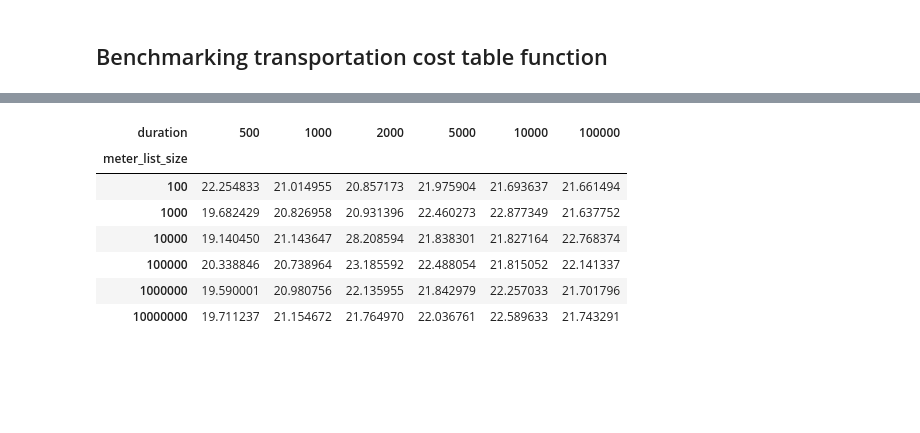
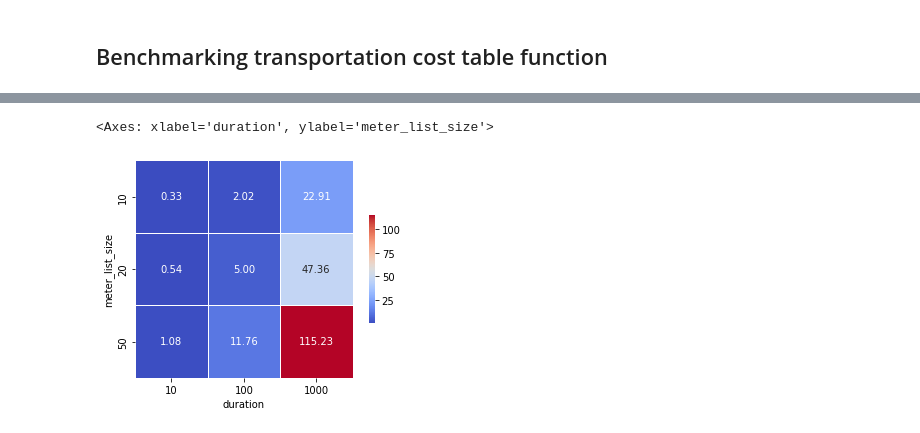
Before and after one commit to kevinvbc/deeproad, a Jupyter notebook: Gorilla_Assignment.ipynb, the cells around one changed output, grey strips where cells are left out. Cells and saved outputs as stored; diff of their text form; code cells hidden in the pictures; blank space fills up the shorter version.

```diff
--- a/Gorilla_Assignment.ipynb
+++ b/Gorilla_Assignment.ipynb
@@ -282,22 +340,26 @@ def transportation_cost(meter_list: list, consumption_forecast) :
+# %%
+# Settings for benchmarking
+def run_benchmark(meters, mock_data):
+    setup_code = """from __main__ import transportation_cost
+    """
+    statement = f"transportation_cost_test()"
+    execution_time = timeit.timeit(stmt=statement, setup="from __main__ import transportation_cost_test", number=5)
+    return execution_time
+
+meter_list_sizes = [10,20,50]
+durations = [10,100, 1000]
+
+meter_list_sizes_beta = [10,20,50,100]
+durations_beta = [10,100, 1000, 5000,10000]
+results_beta = []
+results = []
 # %%
-def run_benchmark(meters, mock_data):
-    setup_code = """from __main__ import transportation_cost
-    """
-    statement = f"transportation_cost_test()"
-    execution_time = timeit.timeit(stmt=statement,setup="from __main__ import transportation_cost_test", number=5)
-    return execution_time
-
-meter_list_sizes = [100,1000,10000,100000,1000000,10000000]
-durations = [500, 1000, 2000,5000,10000,100000]
-results = []
-
-
-
+# Benchmarking transportation_cost()
 for d in durations:
   for m in meter_list_sizes:
-    meters = meter_generator(10)
+    meters = meter_generator(m)
 
-    mock_data = mock_consumption_generator(meters, d)
+    mock_data = mock_consumption_generator(meters, duration=d)
 
     def transportation_cost_test():
       transportation_cost(meters,mock_data)
@@ -420,12 +516,9 @@ Execution time for meter size of  10000000 and duration of  500  was  19.7112366
 # %%
 execution_times_df = pd.pivot(execution_times_df, index='meter_list_size', columns='duration', values='execution_time')
-execution_times_df
+execution_times_df_beta = pd.pivot(execution_times_df_beta, index='meter_list_size', columns='duration', values='execution_time')
-# %% [output]
-| duration | 500 | 1000 | 2000 | 5000 | 10000 | 100000 |
-| meter_list_size |  |  |  |  |  |  |
-| 100 | 22.254833 | 21.014955 | 20.857173 | 21.975904 | 21.693637 | 21.661494 |
-| 1000 | 19.682429 | 20.826958 | 20.931396 | 22.460273 | 22.877349 | 21.637752 |
-| 10000 | 19.140450 | 21.143647 | 28.208594 | 21.838301 | 21.827164 | 22.768374 |
-| 100000 | 20.338846 | 20.738964 | 23.185592 | 22.488054 | 21.815052 | 22.141337 |
-| 1000000 | 19.590001 | 20.980756 | 22.135955 | 21.842979 | 22.257033 | 21.701796 |
-| 10000000 | 19.711237 | 21.154672 | 21.764970 | 22.036761 | 22.589633 | 21.743291 |
+# %%
+# execution times transportation_cost()
+sns.heatmap(execution_times_df, cmap='coolwarm', annot=True, linewidths=.5, fmt=".2f", square=True, cbar_kws={"shrink": .5})
+# %% [output]
+<Axes: xlabel='duration', ylabel='meter_list_size'>
+[figure, added]
```
Also changed, not shown: parts of 13 cells of this notebook.
